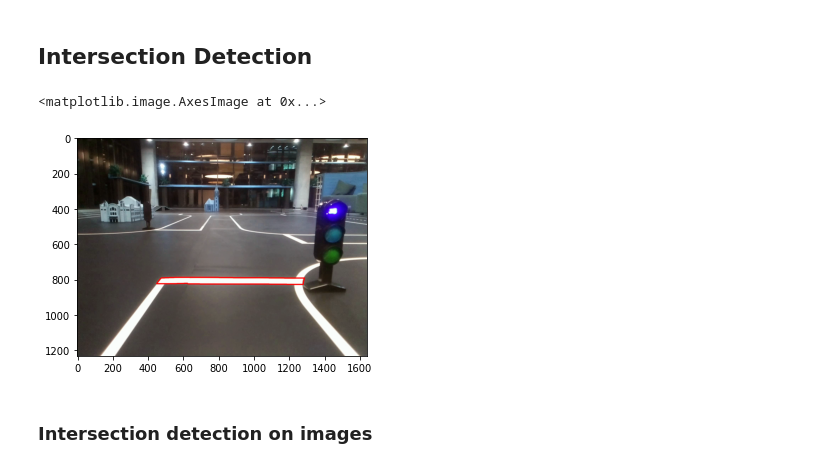
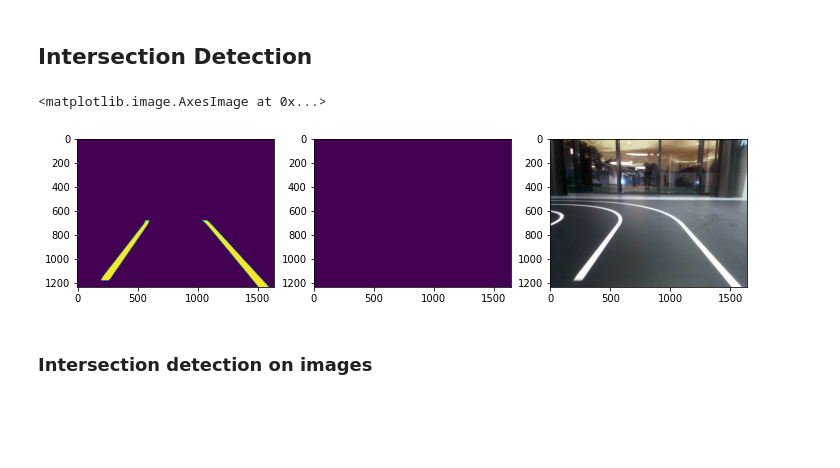
Before and after one commit to Kaushal1011/akatsuki_au_bfmc21, a Jupyter notebook: nbs/intersection_det.ipynb, the cells around one changed output. Drawn from its saved outputs; the diff is of its cells as text; code cells hidden in the pictures; blank space fills up the shorter version.

Commit message:
improved intersection detection

```diff
--- a/nbs/intersection_det.ipynb
+++ b/nbs/intersection_det.ipynb
@@ -188,7 +186,8 @@ def intersection_det(img, area_threshold=20_000) -> np.ndarray:
 
     # detect horizontal lines
     result = img.copy()
-    horizontal_kernel = cv2.getStructuringElement(cv2.MORPH_RECT, (40,1))
+    horizontal_size = blur.shape[1] // 10
+    horizontal_kernel = cv2.getStructuringElement(cv2.MORPH_RECT, (horizontal_size,10))
     detect_horizontal = cv2.morphologyEx(roi, cv2.MORPH_OPEN, horizontal_kernel, iterations=2)
     cnts = cv2.findContours(detect_horizontal, cv2.RETR_EXTERNAL, cv2.CHAIN_APPROX_SIMPLE)
     cnts = cnts[0] if len(cnts) == 2 else cnts[1]
@@ -196,10 +195,19 @@ def intersection_det(img, area_threshold=20_000) -> np.ndarray:
         area = cv2.contourArea(c)
         if area > area_threshold:
             cv2.drawContours(result, [c], -1, (255,0,0), 5)
-    return result
+    return roi, detect_horizontal, result
 
-plt.imshow(intersection_det(col_images[350]))
+# plt.imshow(intersection_det(col_images[350]))
-# %% [output]
-<matplotlib.image.AxesImage at 0x...>
-[figure, removed]
+# %%
+idx = 1550
+img = col_images[idx]
+roi,det, out_img = intersection_det(img)
+fig, (ax1,ax2,ax3) = plt.subplots(1,3, figsize=(12,8) )
+ax1.imshow(roi)
+ax2.imshow(det)
+ax3.imshow(out_img)
+#plt.imshow(out_img)
+# %% [output]
+<matplotlib.image.AxesImage at 0x...>
+[figure, added]
 # %%
```
Also changed, not shown: parts of 6 cells of this notebook.
